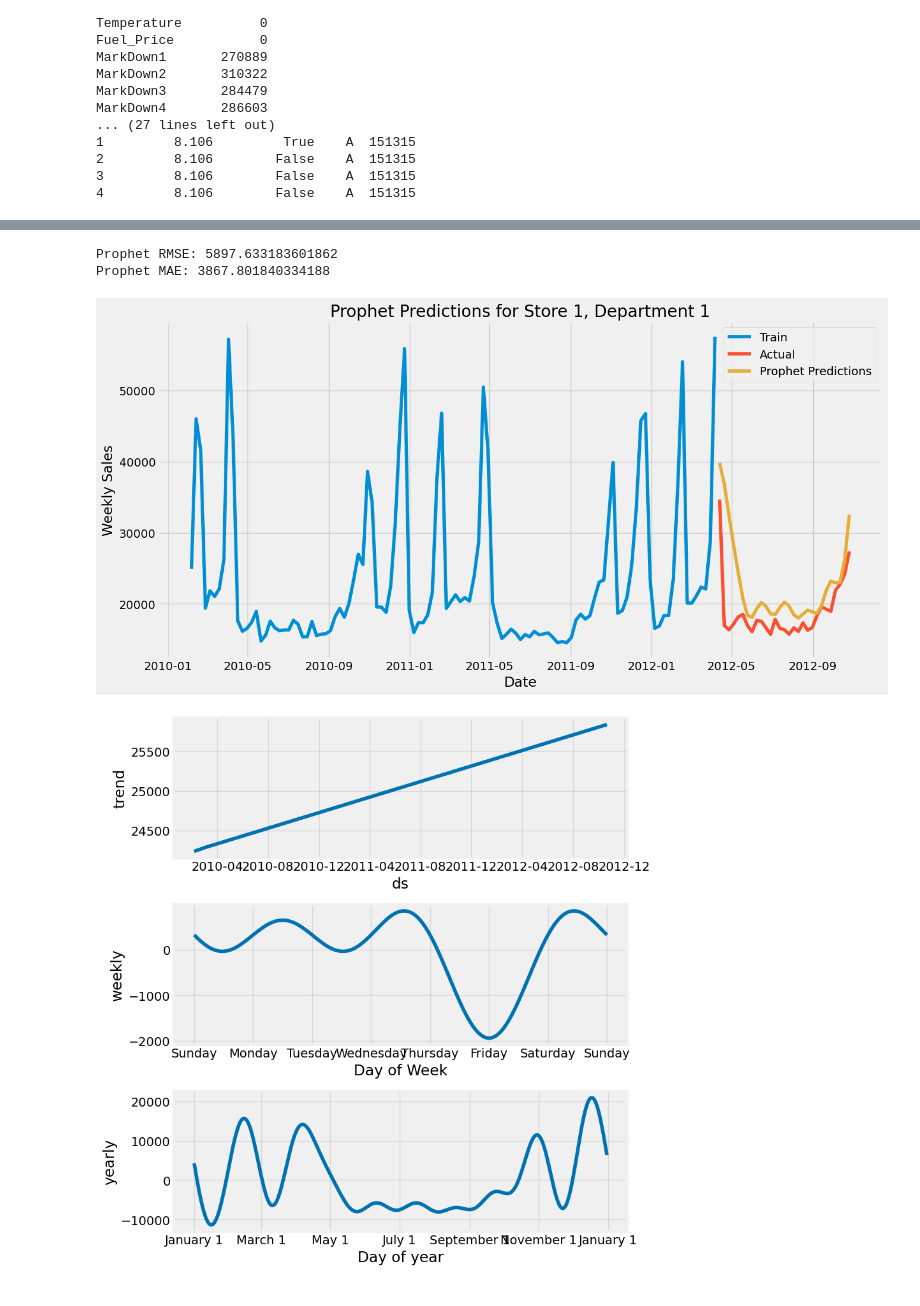
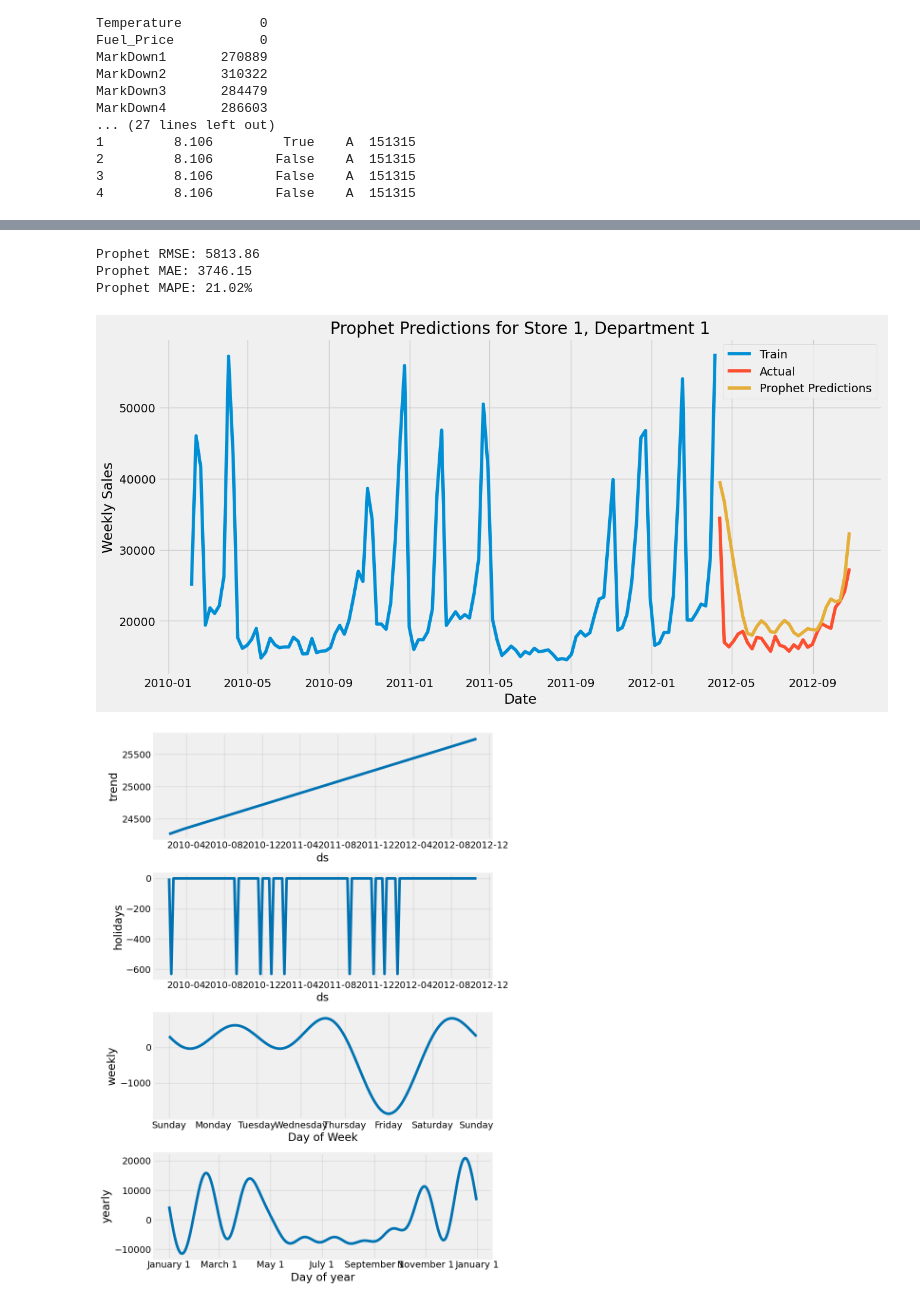
Before and after one commit to MiltonTMuzhanye/Sales_Forecast_Prediction, a Jupyter notebook: Sales_forecast.ipynb, the cells around one changed output, grey strips where cells are left out. Cells and saved outputs as stored; diff of their text form; code cells hidden in the pictures.

```diff
--- a/Sales_forecast.ipynb
+++ b/Sales_forecast.ipynb
@@ -209,17 +250,20 @@ store_dept_data.set_index('Date', inplace=True)
 ts_data = store_dept_data['Weekly_Sales']
 
 plt.figure(figsize=(14, 7))
-plt.plot(ts_data)
-plt.title(f'Weekly Sales for Store {store_id}, Department {dept_id}')
-plt.xlabel('Date')
-plt.ylabel('Weekly Sales')
-plt.grid(True)
+plt.plot(ts_data, linewidth=2, color='#2E86AB')
+plt.title(f'Weekly Sales - Store {store_id}, Department {dept_id}', fontsize=16, fontweight='bold')
+plt.xlabel('Date', fontsize=12)
+plt.ylabel('Weekly Sales ($)', fontsize=12)
+plt.grid(True, alpha=0.3)
+plt.tight_layout()
 plt.show()
 
 train_size = int(len(ts_data) * 0.8)
-train_data = ts_data[:train_size]
-test_data = ts_data[train_size:]
+train_data_ts = ts_data[:train_size]
+test_data_ts = ts_data[train_size:]
 
-print(f"Train data size: {len(train_data)}")
-print(f"Test data size: {len(test_data)}")
+print(f"Train data size: {len(train_data_ts)}")
+print(f"Test data size: {len(test_data_ts)}")
+print(f"Training period: {train_data_ts.index.min()} to {train_data_ts.index.max()}")
+print(f"Testing period: {test_data_ts.index.min()} to {test_data_ts.index.max()}")
 # %% [output]
@@ -316,28 +366,29 @@ SARIMA MAE: 50156.56720172768
 prophet_data = store_dept_data.reset_index()[['Date', 'Weekly_Sales']]
 prophet_data.columns = ['ds', 'y']
 
-holidays = store_dept_data[store_dept_data['IsHoliday'] == 1].reset_index()[['Date']]
-holidays.columns = ['ds']
-holidays['holiday'] = 'holiday'
+# Create holidays dataframe for Prophet
+holidays_df = store_dept_data[store_dept_data['IsHoliday'] == 1].reset_index()[['Date']]
+holidays_df.columns = ['ds']
+holidays_df['holiday'] = 'store_holiday'
 
 prophet_train = prophet_data.iloc[:train_size]
 prophet_test = prophet_data.iloc[train_size:]
 
-prophet_model = Prophet(holidays=holidays, yearly_seasonality=True, weekly_seasonality=True)
+prophet_model = Prophet(holidays=holidays_df, yearly_seasonality=True, weekly_seasonality=True)
 prophet_model.fit(prophet_train)
 
 future = prophet_model.make_future_dataframe(periods=len(prophet_test), freq='W')
-
 prophet_forecast = prophet_model.predict(future)
 
 prophet_predictions = prophet_forecast.iloc[train_size:]['yhat'].values
 
-prophet_rmse = np.sqrt(mean_squared_error(test_data, prophet_predictions))
-prophet_mae = mean_absolute_error(test_data, prophet_predictions)
+prophet_rmse = np.sqrt(mean_squared_error(test_data_ts, prophet_predictions))
+prophet_mae = mean_absolute_error(test_data_ts, prophet_predictions)
+prophet_mape = mean_absolute_percentage_error(test_data_ts, prophet_predictions)
 
-print(f"Prophet RMSE: {prophet_rmse}")
-print(f"Prophet MAE: {prophet_mae}")
-
+print(f"Prophet RMSE: {prophet_rmse:.2f}")
+print(f"Prophet MAE: {prophet_mae:.2f}")
+print(f"Prophet MAPE: {prophet_mape*100:.2f}%")
 plt.figure(figsize=(14, 7))
 plt.plot(prophet_train['ds'], prophet_train['y'], label='Train')
 plt.plot(prophet_test['ds'], prophet_test['y'], label='Actual')
@@ -357,4 +408,5 @@ plt.show()
-Prophet RMSE: 5897.633183601862
-Prophet MAE: 3867.801840334188
+Prophet RMSE: 5813.86
+Prophet MAE: 3746.15
+Prophet MAPE: 21.02%
 [figure]
-[figure, old version]
+[figure, new version]
```
Also changed, not shown: parts of 9 cells of this notebook.
